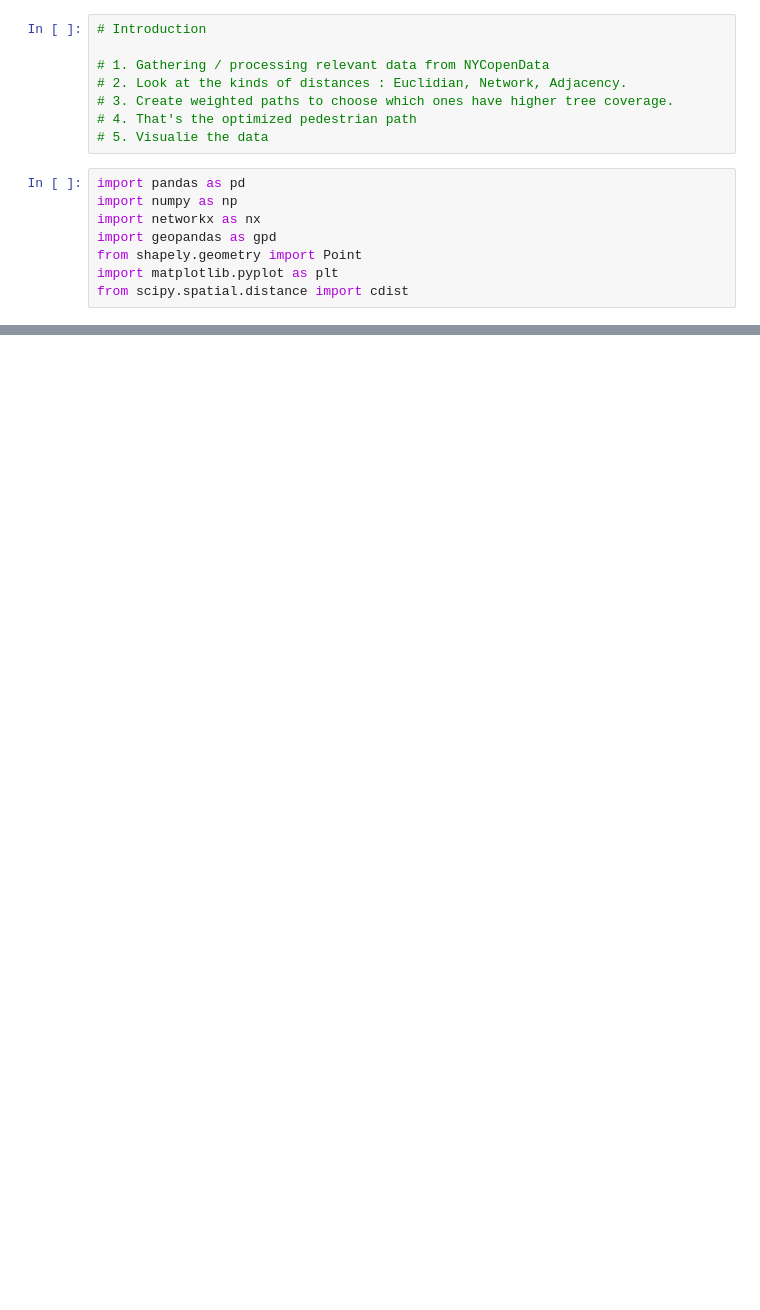
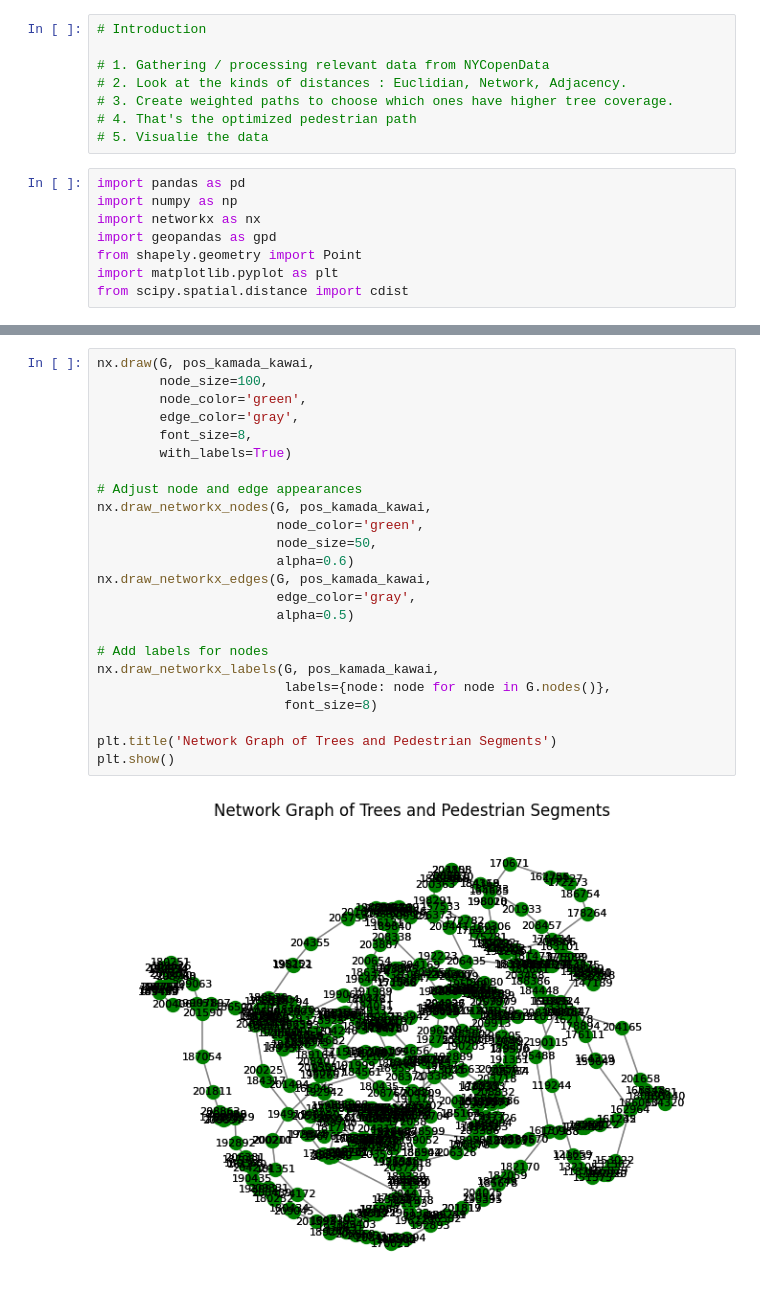
Before and after one commit to badriyahs/cdp-mapping-systems, a Jupyter notebook: Assignments/03_networks.ipynb, the cells around one changed output, grey strips where cells are left out. Drawn from its saved outputs; the diff is of its cells as text; blank space fills up the shorter version.

```diff
--- a/Assignments/03_networks.ipynb
+++ b/Assignments/03_networks.ipynb
@@ -580,0 +722,26 @@ tree_data['health'] = pd.to_numeric(tree_data['health'], errors='coerce').fillna
+# %%
+nx.draw(G, pos_kamada_kawai,
+        node_size=100,
+        node_color='green',
+        edge_color='gray',
+        font_size=8,
+        with_labels=True)
+
+# Adjust node and edge appearances
+nx.draw_networkx_nodes(G, pos_kamada_kawai,
+                       node_color='green',
+                       node_size=50,
+                       alpha=0.6)
+nx.draw_networkx_edges(G, pos_kamada_kawai,
+                       edge_color='gray',
+                       alpha=0.5)
+
+# Add labels for nodes
+nx.draw_networkx_labels(G, pos_kamada_kawai,
+                        labels={node: node for node in G.nodes()},
+                        font_size=8)
+
+plt.title('Network Graph of Trees and Pedestrian Segments')
+plt.show()
+# %% [output]
+[figure, added]
```
Also changed, not shown: parts of 23 cells of this notebook, 2 other files.
